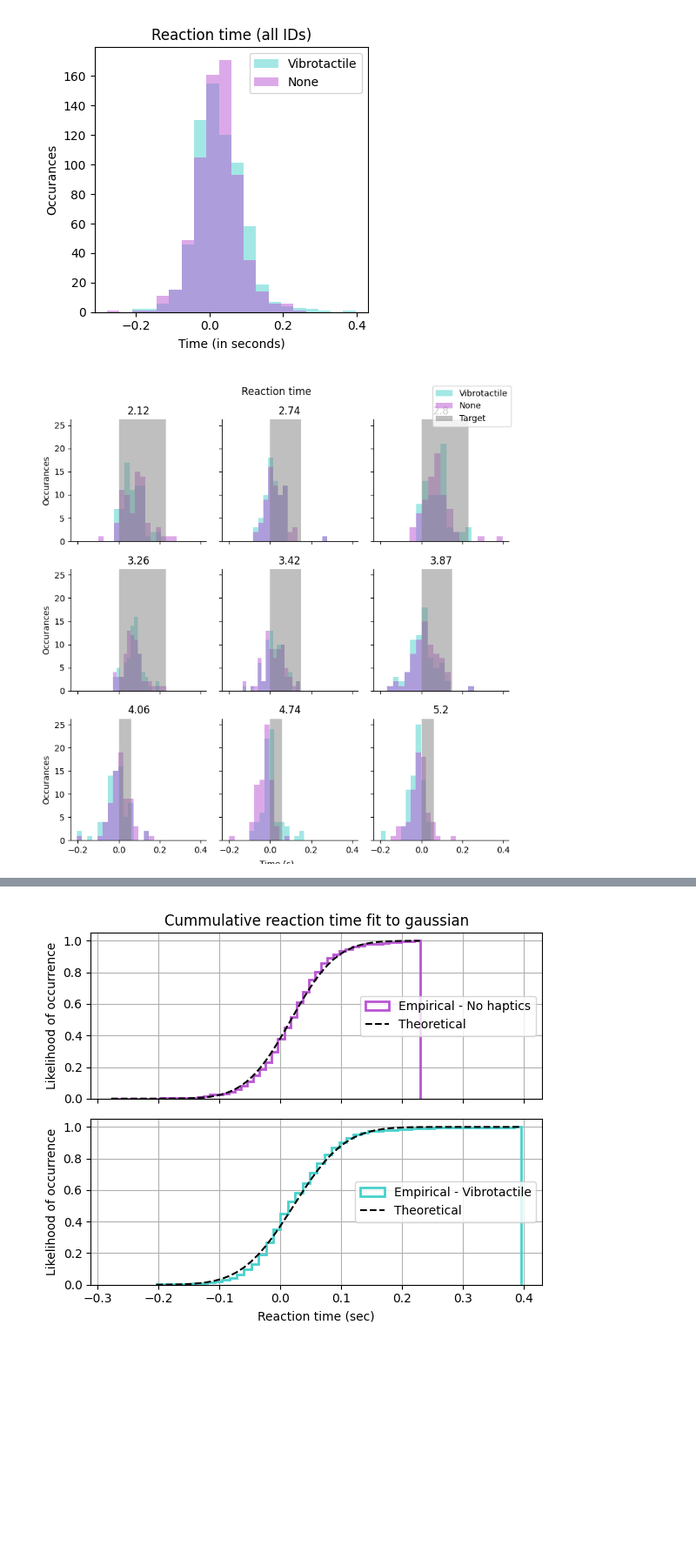
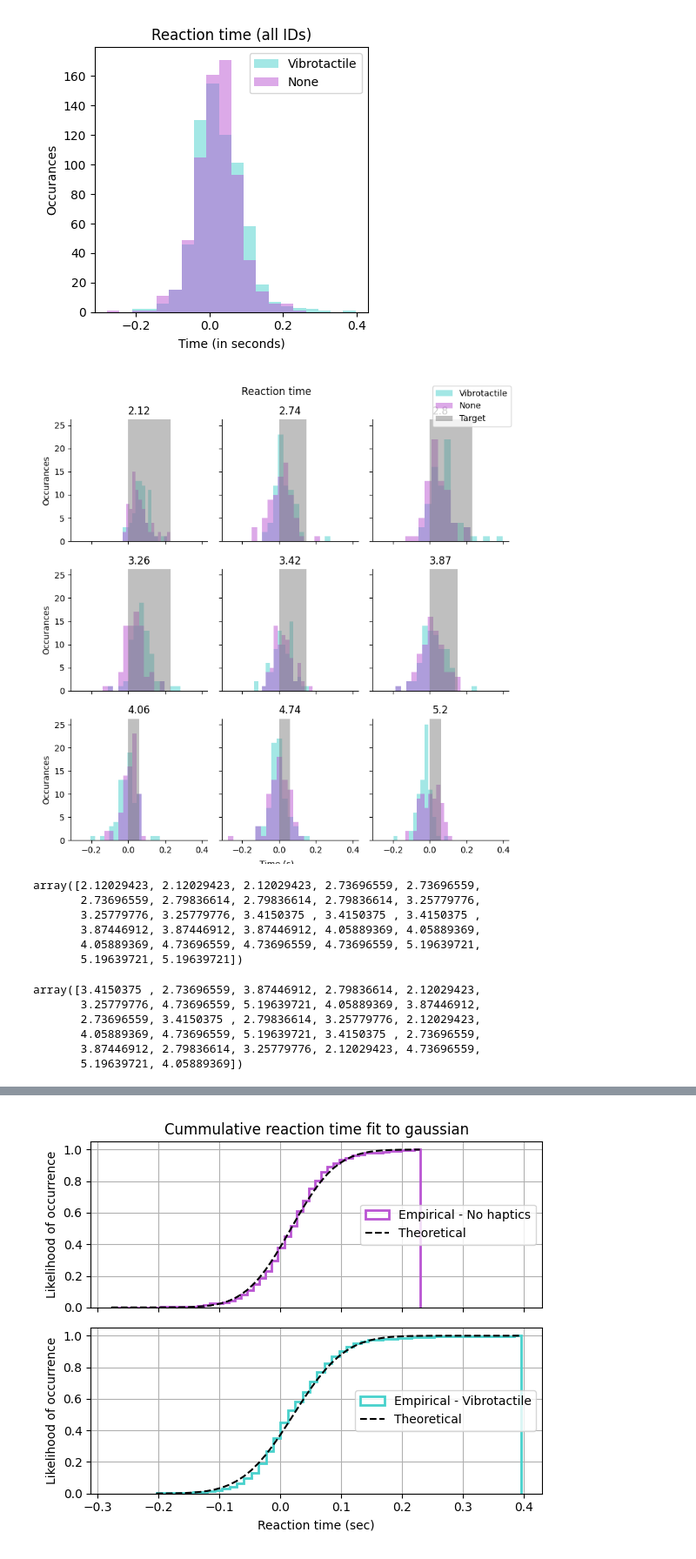
Before and after one commit to nikolechetty/TMSI_LSL, a Jupyter notebook: experiment_files/experiment_1_data_analysis_kriti.ipynb, the cells around one changed output, grey strips where cells are left out. Shown at 87% size. Saved outputs shown, nothing was run; the diff lists cells and outputs as text; code cells hidden in the pictures; blank space fills up the shorter version.

```diff
--- a/experiment_files/experiment_1_data_analysis_kriti.ipynb
+++ b/experiment_files/experiment_1_data_analysis_kriti.ipynb
@@ -179,7 +164,7 @@ def remove_long_runs(runs, data):
     runs_lengths = runs[:,1] - runs[:,0]
 
     for idx, length in enumerate(runs_lengths):
-        if length > 2000:
+        if length > 1000: # must be larger than the largest target - which is 230 ms * 4
             data[runs[idx,0]-1:runs[idx,1]+1] = 1
 
     return data
@@ -193,8 +178,6 @@ def remove_long_runs(runs, data):
 # print(np.where(absdiff == 1)[0])
 # # Runs start and end where absdiff is 1.
 # ranges = np.where(absdiff == 1)[0].reshape(-1, 2)
-# %%
-data5_haptics[:, 4] = remove_long_runs(zero_runs(data5_haptics[:, 4]), data5_haptics[:, 4])
 # %%
 np.argwhere(data_timestamps5_haptics < -520000)
 # %% [output]
@@ -334,6 +307,8 @@ plt.title('EMG - Haptics ')
 # %% [output]
 Text(0.5, 1.0, 'EMG - Haptics ')
 [figure]
+# %%
+data_wo[2098600:2107500, 4] = 1
 # %%
 fig, axs = plt.subplots(1, figsize=(10, 3), sharex=True) # dont need status or lsl clock
 # fig.suptitle('Data Flow')
@@ -787,35 +774,53 @@ for idx, the_ID in enumerate(ID_ordered[::3]):
     idx_wo = np.argwhere(the_ID == ID_wo)
     target_size = gui_combos_haptics[idx_haptics[0][0],0]
 
-    hist1 = threshold_distance_timestamp_haptics[idx_haptics[0][0]*gui_reps_haptics:(idx_haptics[0][0]+1)*gui_reps_haptics-1]
-    hist2 = threshold_distance_timestamp_haptics[idx_haptics[2][0]*gui_reps_haptics:(idx_haptics[2][0]+1)*gui_reps_haptics-1]
-    hist3 = threshold_distance_timestamp_haptics[idx_haptics[2][0]*gui_reps_haptics:(idx_haptics[2][0]+1)*gui_reps_haptics-1]
+    hist1 = threshold_distance_timestamp_haptics[idx_haptics[0][0]*gui_reps_haptics:(idx_haptics[0][0]+1)*gui_reps_haptics]
+    hist2 = threshold_distance_timestamp_haptics[idx_haptics[1][0]*gui_reps_haptics:(idx_haptics[1][0]+1)*gui_reps_haptics]
+    hist3 = threshold_distance_timestamp_haptics[idx_haptics[2][0]*gui_reps_haptics:(idx_haptics[2][0]+1)*gui_reps_haptics]
 
     similar_hists_haptics = np.concatenate((hist1, hist2, hist3))
-    similar_hists_wo = np.concatenate((threshold_distance_timestamp_haptics[idx_wo[0][0]*gui_reps_haptics:(idx_wo[0][0]+1)*gui_reps_haptics-1], threshold_distance_timestamp_haptics[idx_wo[1][0]*gui_reps_haptics:(idx_wo[1][0]+1)*gui_reps_haptics-1], threshold_distance_timestamp_haptics[idx_wo[2][0]*gui_reps_haptics:(idx_wo[2][0]+1)*gui_reps_haptics-1]))
+    similar_hists_wo = np.concatenate((threshold_distance_timestamp_wo[idx_wo[0][0]*gui_reps_haptics:(idx_wo[0][0]+1)*gui_reps_haptics], threshold_distance_timestamp_wo[idx_wo[1][0]*gui_reps_haptics:(idx_wo[1][0]+1)*gui_reps_haptics], threshold_distance_timestamp_wo[idx_wo[2][0]*gui_reps_haptics:(idx_wo[2][0]+1)*gui_reps_haptics]))
 
     bins = np.histogram(np.hstack((similar_hists_haptics[~np.isnan(similar_hists_haptics)], similar_hists_wo[~np.isnan(similar_hists_wo)])), bins=15)[1]
 
 
     ax[idx].hist(similar_hists_haptics, bins=bins, alpha=0.5, label='Vibrotactile', color='mediumturquoise')
     ax[idx].hist(similar_hists_wo, bins=bins, alpha=0.5, label='None', color='mediumorchid')
 
     ax[idx].spines['top'].set_visible(False)
     ax[idx].spines['right'].set_visible(False)
     ax[idx].axvspan(0, target_size/1000, alpha=0.5, color='grey', label='Target', lw=0)
     ax[idx].set_title(round(the_ID, 2))
     if idx % 3 == 0:
         ax[idx].set_ylabel('Occurances')
 
 handles, labels = ax[8].get_legend_handles_labels()
 unique = [(h, l) for i, (h, l) in enumerate(zip(handles, labels)) if l not in labels[:i]]
 fig.legend(*zip(*unique), loc='upper right', bbox_to_anchor=(0.99, 0.99))
 
 plt.suptitle('Reaction time')
 fig.text(0.5, 0.0, 'Time (s)', ha='center', va='center')
 plt.tight_layout()
 
 plt.savefig('reaction_time_ID_kriti.png', dpi=500, bbox_inches="tight")
 plt.show()
 # %% [output]
-[figure, old version]
+[figure, new version]
+# %%
+ID_ordered
+# %% [output]
+array([2.12029423, 2.12029423, 2.12029423, 2.73696559, 2.73696559,
+       2.73696559, 2.79836614, 2.79836614, 2.79836614, 3.25779776,
+       3.25779776, 3.25779776, 3.4150375 , 3.4150375 , 3.4150375 ,
+       3.87446912, 3.87446912, 3.87446912, 4.05889369, 4.05889369,
+       4.05889369, 4.73696559, 4.73696559, 4.73696559, 5.19639721,
+       5.19639721, 5.19639721])
+# %%
+ID_haptics
+# %% [output]
+array([3.4150375 , 2.73696559, 3.87446912, 2.79836614, 2.12029423,
+       3.25779776, 4.73696559, 5.19639721, 4.05889369, 3.87446912,
+       2.73696559, 3.4150375 , 2.79836614, 3.25779776, 2.12029423,
+       4.05889369, 4.73696559, 5.19639721, 3.4150375 , 2.73696559,
+       3.87446912, 2.79836614, 3.25779776, 2.12029423, 4.73696559,
+       5.19639721, 4.05889369])
```
Also changed, not shown: parts of 24 cells of this notebook, 6 other files.
